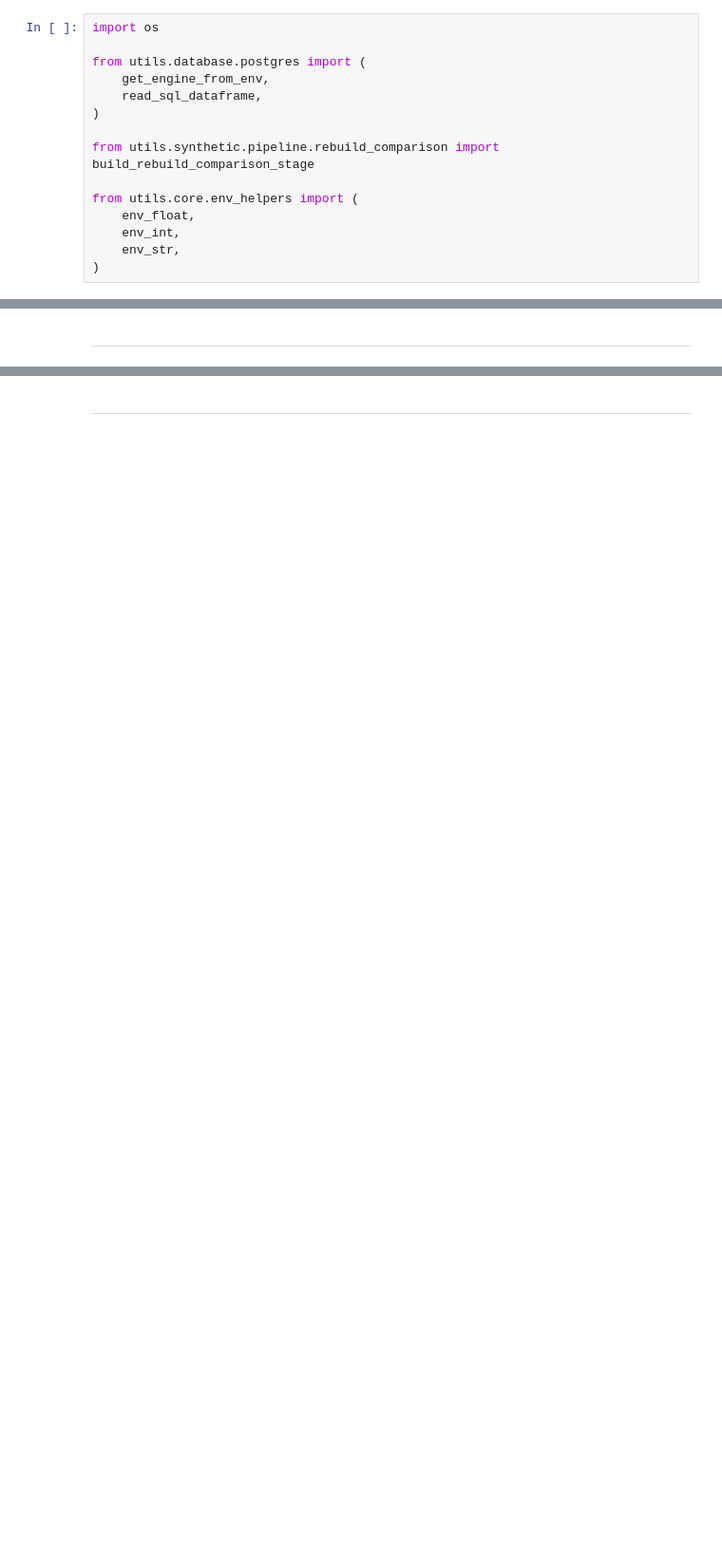
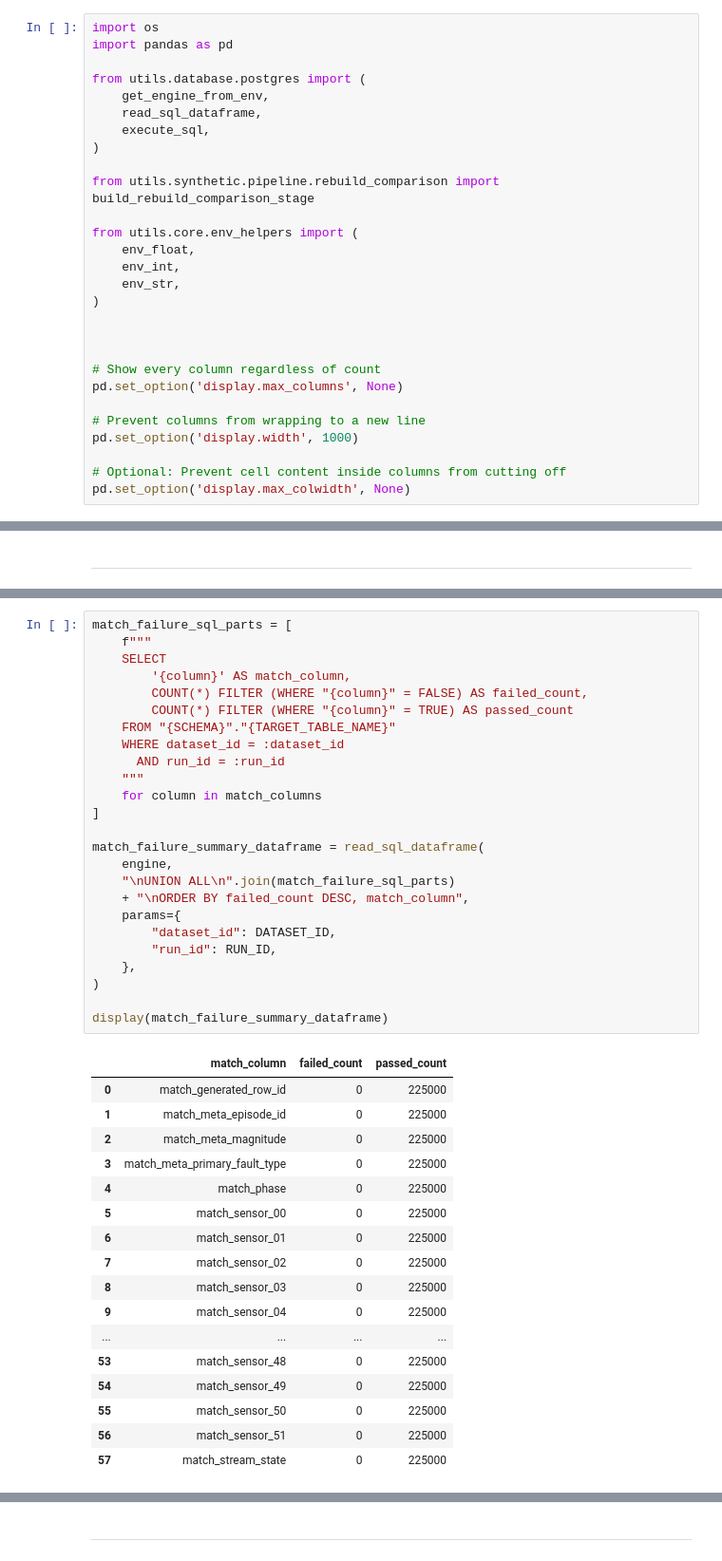
Before and after one commit to DCook-WGU/dcook-wgu-capstone-unified-predictive-maintenance-pipeline, a Jupyter notebook: notebooks/synthetic/synthetic_10_rebuild_comparison.ipynb, the cells around one changed output, grey strips where cells are left out. Shown at 95% size. Drawn from its saved outputs; the diff is of its cells as text; blank space fills up the shorter version.

```diff
--- a/notebooks/synthetic/synthetic_10_rebuild_comparison.ipynb
+++ b/notebooks/synthetic/synthetic_10_rebuild_comparison.ipynb
@@ -1,9 +1,11 @@
 # %%
 import os
+import pandas as pd
 
 from utils.database.postgres import (
     get_engine_from_env,
     read_sql_dataframe,
+    execute_sql,
 )
 
 from utils.synthetic.pipeline.rebuild_comparison import build_rebuild_comparison_stage
@@ -13,6 +15,17 @@ from utils.core.env_helpers import (
     env_int,
     env_str,
 )
+
+
+
+# Show every column regardless of count
+pd.set_option('display.max_columns', None)
+
+# Prevent columns from wrapping to a new line
+pd.set_option('display.width', 1000)
+
+# Optional: Prevent cell content inside columns from cutting off
+pd.set_option('display.max_colwidth', None)
 # %%
 SCHEMA = env_str("CAPSTONE_SCHEMA", "capstone")
 
@@ -126,0 +224,43 @@ display(mismatch_dataframe)
+# %%
+match_failure_sql_parts = [
+    f"""
+    SELECT
+        '{column}' AS match_column,
+        COUNT(*) FILTER (WHERE "{column}" = FALSE) AS failed_count,
+        COUNT(*) FILTER (WHERE "{column}" = TRUE) AS passed_count
+    FROM "{SCHEMA}"."{TARGET_TABLE_NAME}"
+    WHERE dataset_id = :dataset_id
+      AND run_id = :run_id
+    """
+    for column in match_columns
+]
+
+match_failure_summary_dataframe = read_sql_dataframe(
+    engine,
+    "\nUNION ALL\n".join(match_failure_sql_parts)
+    + "\nORDER BY failed_count DESC, match_column",
+    params={
+        "dataset_id": DATASET_ID,
+        "run_id": RUN_ID,
+    },
+)
+
+display(match_failure_summary_dataframe)
+# %% [output]
+|  | match_column | failed_count | passed_count |
+| 0 | match_generated_row_id | 0 | 225000 |
+| 1 | match_meta_episode_id | 0 | 225000 |
+| 2 | match_meta_magnitude | 0 | 225000 |
+| 3 | match_meta_primary_fault_type | 0 | 225000 |
+| 4 | match_phase | 0 | 225000 |
+| 5 | match_sensor_00 | 0 | 225000 |
+| 6 | match_sensor_01 | 0 | 225000 |
+| 7 | match_sensor_02 | 0 | 225000 |
+| 8 | match_sensor_03 | 0 | 225000 |
+| 9 | match_sensor_04 | 0 | 225000 |
+| ... | ... | ... | ... |
+| 53 | match_sensor_48 | 0 | 225000 |
+| 54 | match_sensor_49 | 0 | 225000 |
+| 55 | match_sensor_50 | 0 | 225000 |
+| 56 | match_sensor_51 | 0 | 225000 |
+| 57 | match_stream_state | 0 | 225000 |
```
Also changed, not shown: parts of 11 cells of this notebook, 12 other files.
